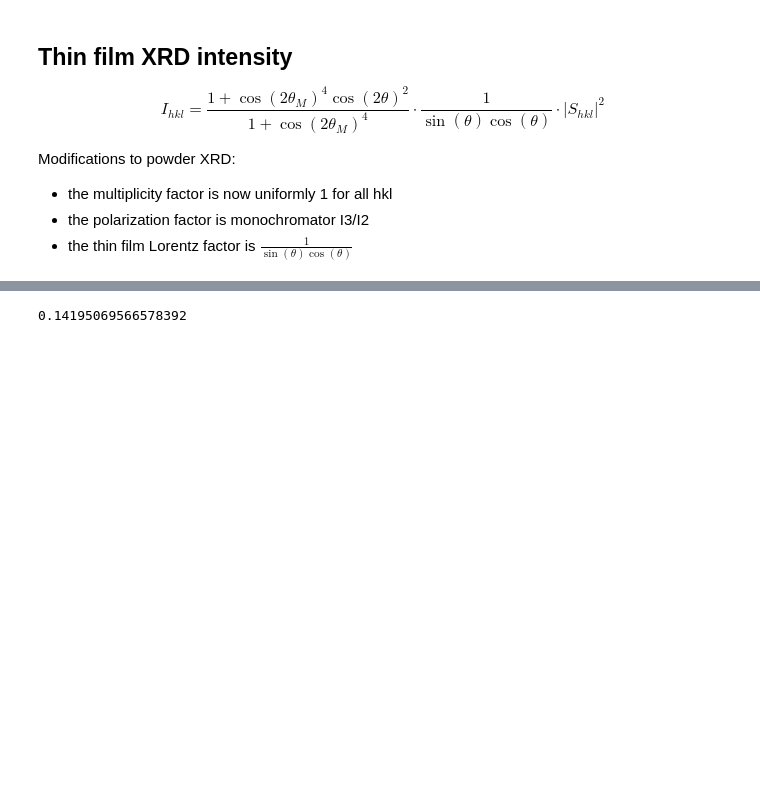
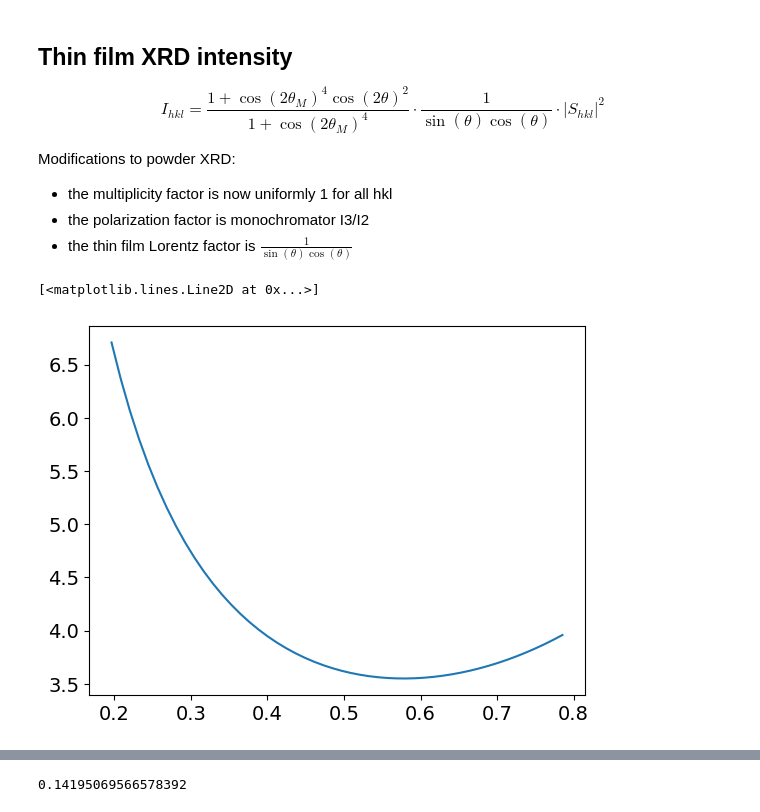
Before and after one commit to beepmo/intense_XRD, a Jupyter notebook: hkl_intensity_calculator6_I3I2.ipynb, the cells around one changed output, grey strips where cells are left out. Saved outputs shown, nothing was run; the diff lists cells and outputs as text; code cells hidden in the pictures; blank space fills up the shorter version.

```diff
--- a/hkl_intensity_calculator6_I3I2.ipynb
+++ b/hkl_intensity_calculator6_I3I2.ipynb
@@ -555,6 +555,14 @@ def thin_Lorentz(hkl,abc,t=None):
 
 def thin_I(hkl,abc,x,S):
     return thin_Lorentz(hkl,abc) * (np.absolute(S(hkl, x)) ** 2)
+# %%
+t = np.linspace(np.pi/16,np.pi/4)
+plt.plot(t, thin_Lorentz('dummy','dummy',t))
+
+plt.xlabel()
+# %% [output]
+[<matplotlib.lines.Line2D at 0x...>]
+[figure, added]
 # %%
 '''
 La2p3TiO3 intensity shortcut. Increase robustness, decrease mem efficiency.
```
Also changed, not shown: parts of 10 cells of this notebook.
